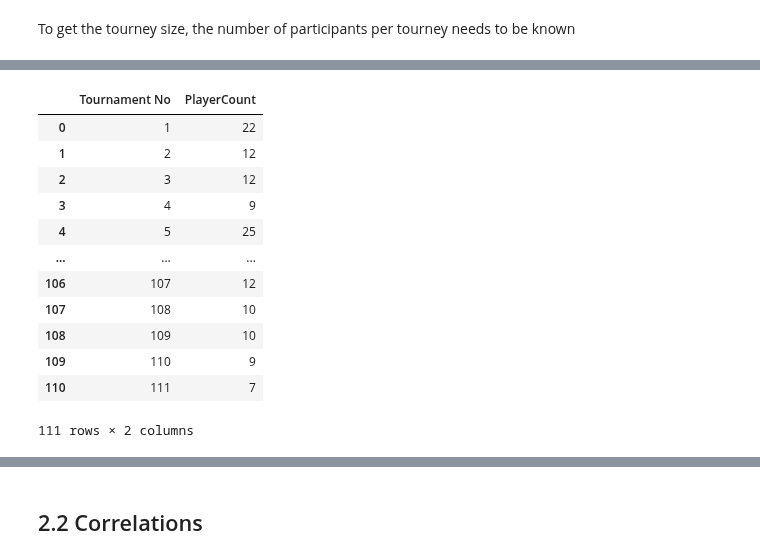
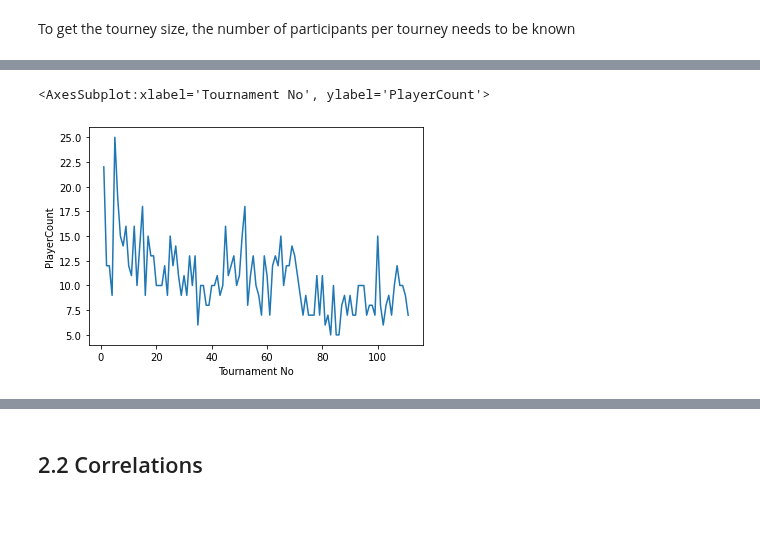
Before and after one commit to DarrenCCT/Tournament-Analysis, a Jupyter notebook: EUAC - Analysis.ipynb, the cells around one changed output, grey strips where cells are left out. Cells and saved outputs as stored; diff of their text form; code cells hidden in the pictures; blank space fills up the shorter version.

```diff
--- a/EUAC - Analysis.ipynb
+++ b/EUAC - Analysis.ipynb
@@ -794,16 +794,5 @@ testing = combine.groupby(["Tournament No"])["Player"].size().reset_index(name="
-# %%
-testing
-# %% [output]
-|  | Tournament No | PlayerCount |
-| 0 | 1 | 22 |
-| 1 | 2 | 12 |
-| 2 | 3 | 12 |
-| 3 | 4 | 9 |
-| 4 | 5 | 25 |
-| ... | ... | ... |
-| 106 | 107 | 12 |
-| 107 | 108 | 10 |
-| 108 | 109 | 10 |
-| 109 | 110 | 9 |
-| 110 | 111 | 7 |
-111 rows × 2 columns
+# %%
+sns.lineplot(x='Tournament No', y='PlayerCount', data=testing)
+# %% [output]
+<AxesSubplot:xlabel='Tournament No', ylabel='PlayerCount'>
+[figure, added]
```
Also changed, not shown: parts of 24 cells of this notebook.
